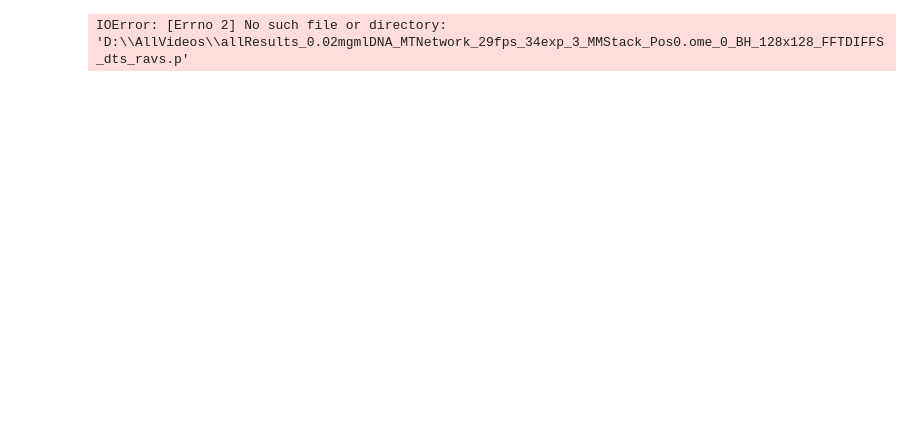
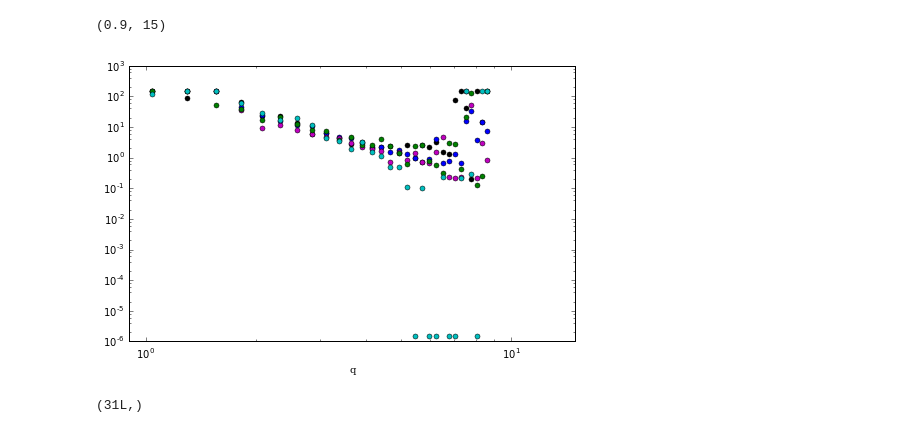
Before and after one commit to rmcgorty/Differential-Dynamic-Microscopy---Python, a Jupyter notebook: Plotting all q vs tau and getting diffusion coefficient .ipynb, the cells around one changed output. Cells and saved outputs as stored; diff of their text form; code cells hidden in the pictures; blank space fills up the shorter version.

```diff
--- a/Plotting all q vs tau and getting diffusion coefficient .ipynb
+++ b/Plotting all q vs tau and getting diffusion coefficient .ipynb
@@ -29,22 +31,13 @@ import mpld3
 # %%
-Sample = ['0.02mgmlDNA_Buffer_17.5fps_55exp_8000frames', '0.02mgmlDNA_Buffer_49fps_20exp_8000frames','0.02mgmlDNA_Buffer_99fps_10exp_8000frames','0.02mgmlDNA_Buffer_99fps_10exp']
-Sample = ['allResults_0.02mgmlDNA_ActinNetwork_29fps_34exp']
+Sample2 = ['0.02mgmlDNA_Buffer_17.5fps_55exp_8000frames', '0.02mgmlDNA_Buffer_49fps_20exp_8000frames','0.02mgmlDNA_Buffer_99fps_10exp_8000frames','0.02mgmlDNA_Buffer_99fps_10exp']
+Sample = ['allResults_0.02mgmlDNA_CoNetwork_29fps_34exp']
 # %%
 # different ROIs and the video number, change samNumber based upon the number of videos taken for the condition
-ROI = [ '0','128', '256', '384', '512', '640', '768', '896'] #'0',
-samNumber = ['1','2','4','6','7']
-newtaus = np.zeros([len(samNumber),31])
-newtaustds = np.zeros([len(samNumber),31])
+samNumber = ['1','2','3','4','5','6','7','8']
+#newtaus = np.zeros([len(samNumber),31])
+#newtaustds = np.zeros([len(samNumber),31])
 # %%
 Round2_Results = {}
-# %%
-# We only need to load this because of the dts
-data_d = "D:\\AllVideos\\"
-data_f = Sample[num]+"_"+samNumber[ss]+"_MMStack_Pos0.ome_"+ROI[0]+"_BH_128x128_FFTDIFFS_dts_ravs.p"
-dat = pickle.load(open(data_d + data_f,'r'))
-dts  = dat['dts']
-# %% [output]
-IOError: [Errno 2] No such file or directory: 'D:\\AllVideos\\allResults_0.02mgmlDNA_MTNetwork_29fps_34exp_3_MMStack_Pos0.ome_0_BH_128x128_FFTDIFFS_dts_ravs.p'
 # %%
 newt = lambda t,s: (1./s)*gamma(1./s)*t
 framerate = 29.0
@@ -54,0 +59,37 @@ times = dts/framerate
+# %%
+%matplotlib inline
+mpld3.enable_notebook()
+V = ['top', 'bottom']
+z = 1
+ROI = [ '256', '384','512', '640','768']
+#This will plot all of the q vs tau for all of the ROIs in the
+tau = np.zeros([len(ROI),63]) #decay time
+amp = np.zeros_like(tau) #amplitude
+bg = np.zeros_like(tau) #background
+alph = np.zeros_like(tau) #alpha (stretching exponent)
+chi2 = np.zeros_like(tau)
+#fitparams = np.zeros([63,7])
+for i in range(len(ROI)):
+    fitparams = Ana_data['fitparams'+ROI[i]]
+    tau[i,:] = fitparams[:,1]
+    amp[i,:] = fitparams[:,0]
+    bg[i,:] = fitparams[:,2]
+    alph[i,:] = fitparams[:,3]
+
+fig = plt.figure(figsize=(8,8/1.618)); ax = fig.gca();
+ax.set_xlabel("q", fontdict=font_plt_ax)
+
+nt = np.zeros([len(ROI),31])
+cols = ['ko','bo','mo','go','co','yo','ro','gv','bv','mv']
+for i in range(len(ROI)):
+    nt[i] = ddm.newt(tau[i,2:-30], alph[i,2:-30])
+    ax.loglog(q[3:-30], ddm.newt(tau[i,2:-30],alph[i,2:-30]), cols[i], ms= 5.0)
+
+ntav = np.mean(nt, axis=0)
+ntstd = np.std(nt,axis=0)
+
+#ax.loglog(q[3:-30], ntav, 'rv')
+ax.set_xlim(0.9,15)
+# %% [output]
+(0.9, 15)
+[figure, added]
@@ -55,3 +99,7 @@ times = dts/framerate
+# %%
+ntav.shape
+# %% [output]
+(31L,)
 # %%
 R1 = np.zeros([len(ROI),2])
 R2 = np.zeros([len(ROI),2])
```
Also changed, not shown: parts of 35 cells of this notebook, 1 other file.
